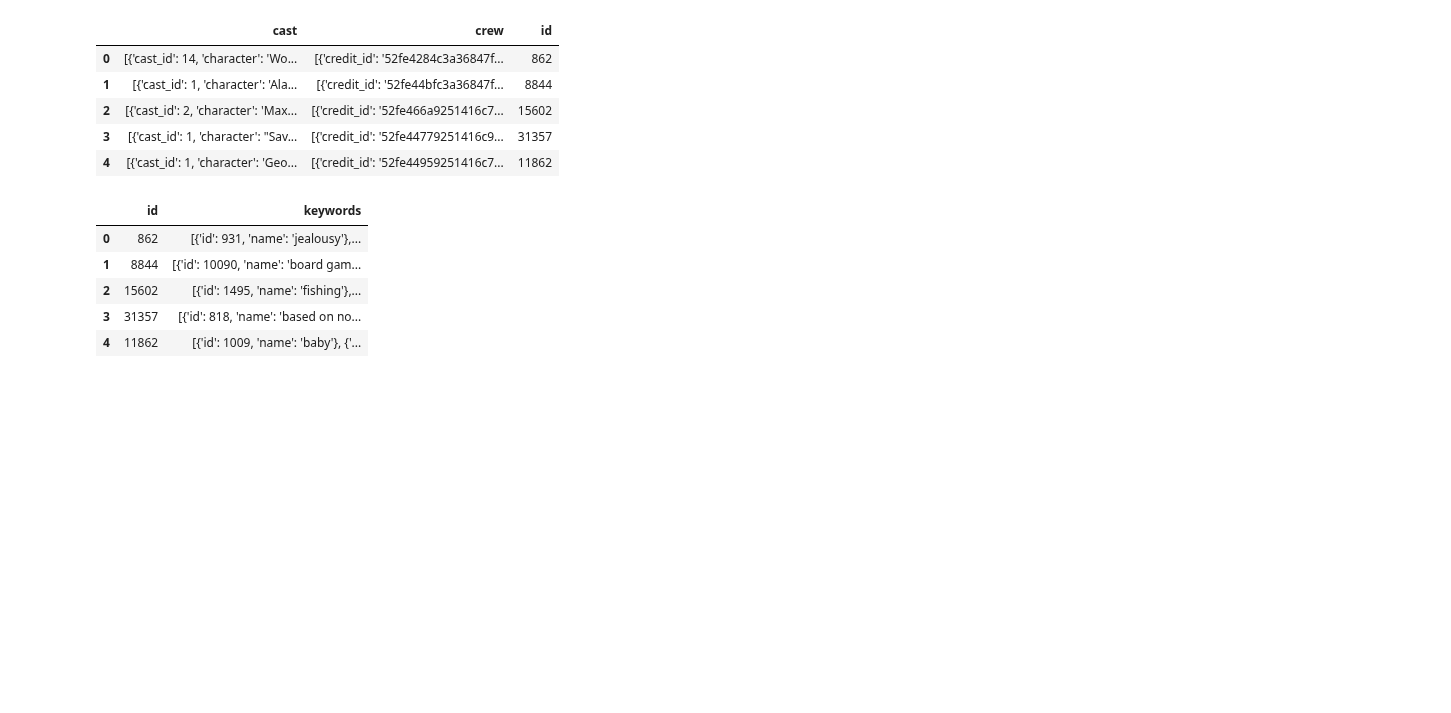
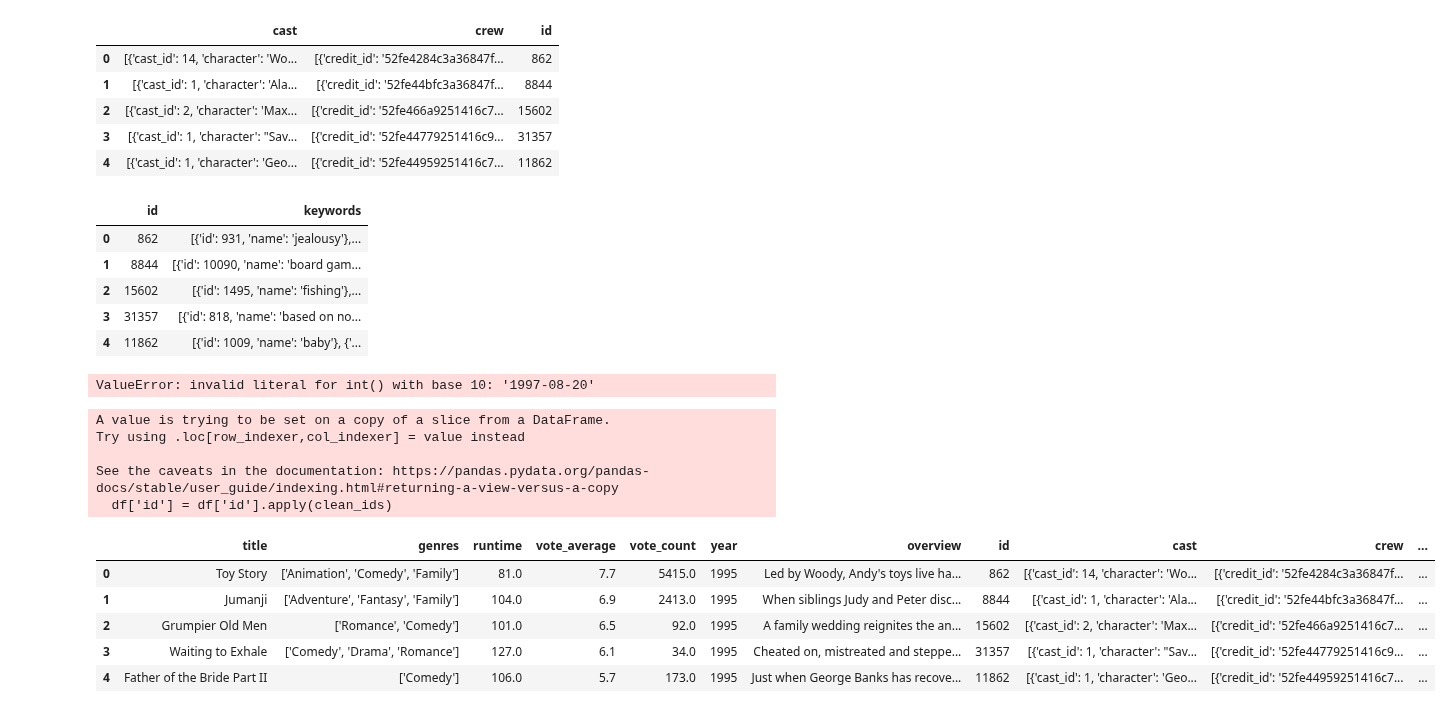
Before and after one commit to CKawara/Recommendation-Systems-with-Python, a Jupyter notebook: Content-Based-Recommenders/Content-Based.ipynb, the cells around one changed output. Cells and saved outputs as stored; diff of their text form; code cells hidden in the pictures; blank space fills up the shorter version.

Commit message:
merge keywords, credits and movies dataframe

```diff
--- a/Content-Based-Recommenders/Content-Based.ipynb
+++ b/Content-Based-Recommenders/Content-Based.ipynb
@@ -155,3 +155,47 @@ key_df.head()
 | 2 | 15602 | [{'id': 1495, 'name': 'fishing'},... |
 | 3 | 31357 | [{'id': 818, 'name': 'based on no... |
 | 4 | 11862 | [{'id': 1009, 'name': 'baby'}, {'... |
+# %%
+# convert the IDs of the df to inte
+df['id'] = df['id'].astype('int')
+# %% [output]
+ValueError: invalid literal for int() with base 10: '1997-08-20'
+# %%
+# 1997 being listed as an id is bad data....we should remove all bad id data
+# convert all bad id to NaN
+def clean_ids(x):
+    try:
+        return int(x)
+    except:
+        return np.nan
+
+# clean the ids of df
+df['id'] = df['id'].apply(clean_ids)
+
+# filter all rows that have a null id
+df = df[df['id'].notnull()]
+
+# We are now in a good position to convert the IDs of all three DataFrames into integers and merge them into a single DataFrame:
+# convert IDs to intergers
+df['id'] = df['id'].astype('int')
+key_df['id'] = key_df['id'].astype('int')
+cred_df['id'] = cred_df['id'].astype('int')
+
+# merge keywords and credits into your main metadata
+df = df.merge(cred_df, on='id')
+df = df.merge(key_df, on='id')
+
+# display merged df
+df.head()
+# %% [output]
+A value is trying to be set on a copy of a slice from a DataFrame.
+Try using .loc[row_indexer,col_indexer] = value instead
+
+See the caveats in the documentation: https://pandas.pydata.org/pandas-docs/stable/user_guide/indexing.html#returning-a-view-versus-a-copy
+  df['id'] = df['id'].apply(clean_ids)
+|  | title | genres | runtime | vote_average | vote_count | year | overview | id | cast | crew | ... |
+| 0 | Toy Story | ['Animation', 'Comedy', 'Family'] | 81.0 | 7.7 | 5415.0 | 1995 | Led by Woody, Andy's toys live ha... | 862 | [{'cast_id': 14, 'character': 'Wo... | [{'credit_id': '52fe4284c3a36847f... | ... |
+| 1 | Jumanji | ['Adventure', 'Fantasy', 'Family'] | 104.0 | 6.9 | 2413.0 | 1995 | When siblings Judy and Peter disc... | 8844 | [{'cast_id': 1, 'character': 'Ala... | [{'credit_id': '52fe44bfc3a36847f... | ... |
+| 2 | Grumpier Old Men | ['Romance', 'Comedy'] | 101.0 | 6.5 | 92.0 | 1995 | A family wedding reignites the an... | 15602 | [{'cast_id': 2, 'character': 'Max... | [{'credit_id': '52fe466a9251416c7... | ... |
+| 3 | Waiting to Exhale | ['Comedy', 'Drama', 'Romance'] | 127.0 | 6.1 | 34.0 | 1995 | Cheated on, mistreated and steppe... | 31357 | [{'cast_id': 1, 'character': "Sav... | [{'credit_id': '52fe44779251416c9... | ... |
+| 4 | Father of the Bride Part II | ['Comedy'] | 106.0 | 5.7 | 173.0 | 1995 | Just when George Banks has recove... | 11862 | [{'cast_id': 1, 'character': 'Geo... | [{'credit_id': '52fe44959251416c7... | ... |
```
